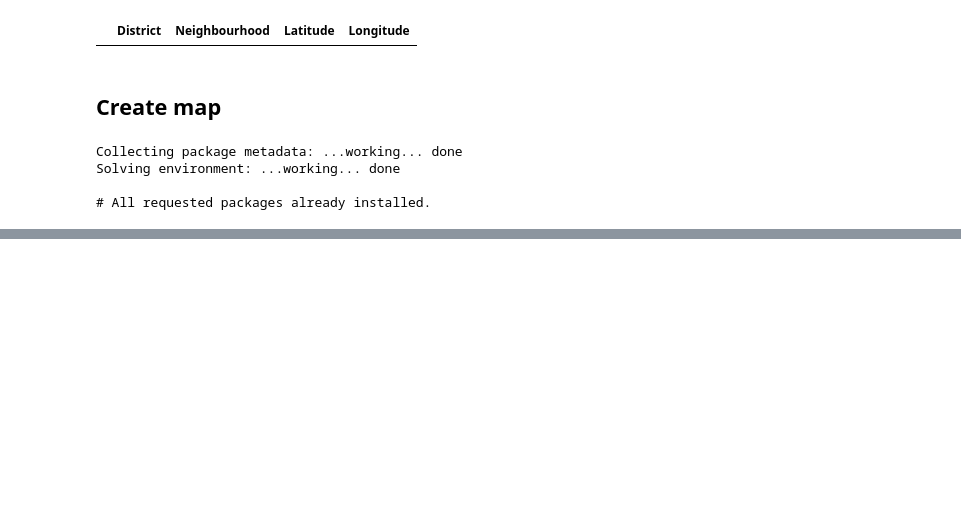
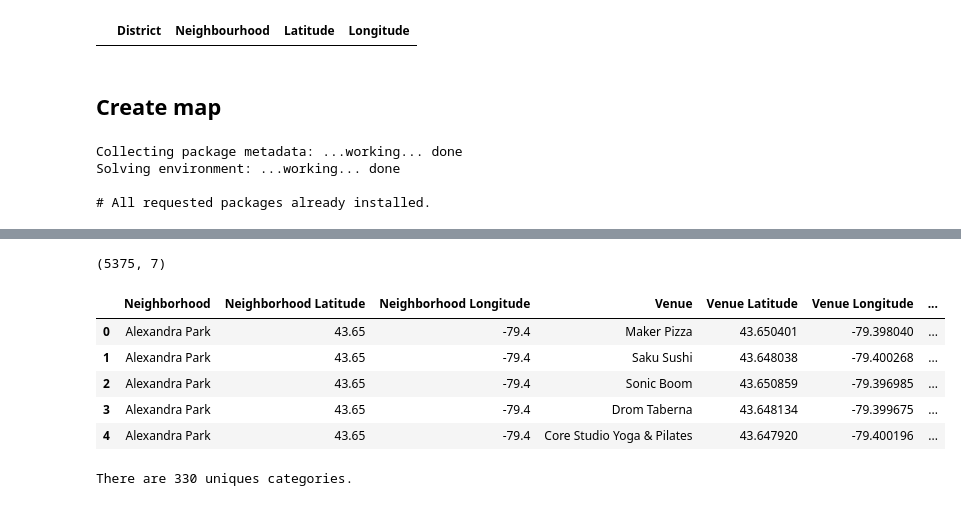
Before and after one commit to dsychin/Coursera_Capstone, a Jupyter notebook: notebook.ipynb, the cells around one changed output, grey strips where cells are left out. Saved outputs shown, nothing was run; the diff lists cells and outputs as text; code cells hidden in the pictures; blank space fills up the shorter version.

Commit message:
find most common venues

```diff
--- a/notebook.ipynb
+++ b/notebook.ipynb
@@ -304,0 +370,17 @@ CLIENT_SECRET
+# %%
+toronto_venues.shape
+# %% [output]
+(5375, 7)
+# %%
+toronto_venues.head()
+# %% [output]
+|  | Neighborhood | Neighborhood Latitude | Neighborhood Longitude | Venue | Venue Latitude | Venue Longitude | ... |
+| 0 | Alexandra Park | 43.65 | -79.4 | Maker Pizza | 43.650401 | -79.398040 | ... |
+| 1 | Alexandra Park | 43.65 | -79.4 | Saku Sushi | 43.648038 | -79.400268 | ... |
+| 2 | Alexandra Park | 43.65 | -79.4 | Sonic Boom | 43.650859 | -79.396985 | ... |
+| 3 | Alexandra Park | 43.65 | -79.4 | Drom Taberna | 43.648134 | -79.399675 | ... |
+| 4 | Alexandra Park | 43.65 | -79.4 | Core Studio Yoga & Pilates | 43.647920 | -79.400196 | ... |
+# %%
+print('There are {} uniques categories.'.format(len(toronto_venues['Venue Category'].unique())))
+# %% [output]
+There are 330 uniques categories.
```
Also changed, not shown: parts of 10 cells of this notebook.
